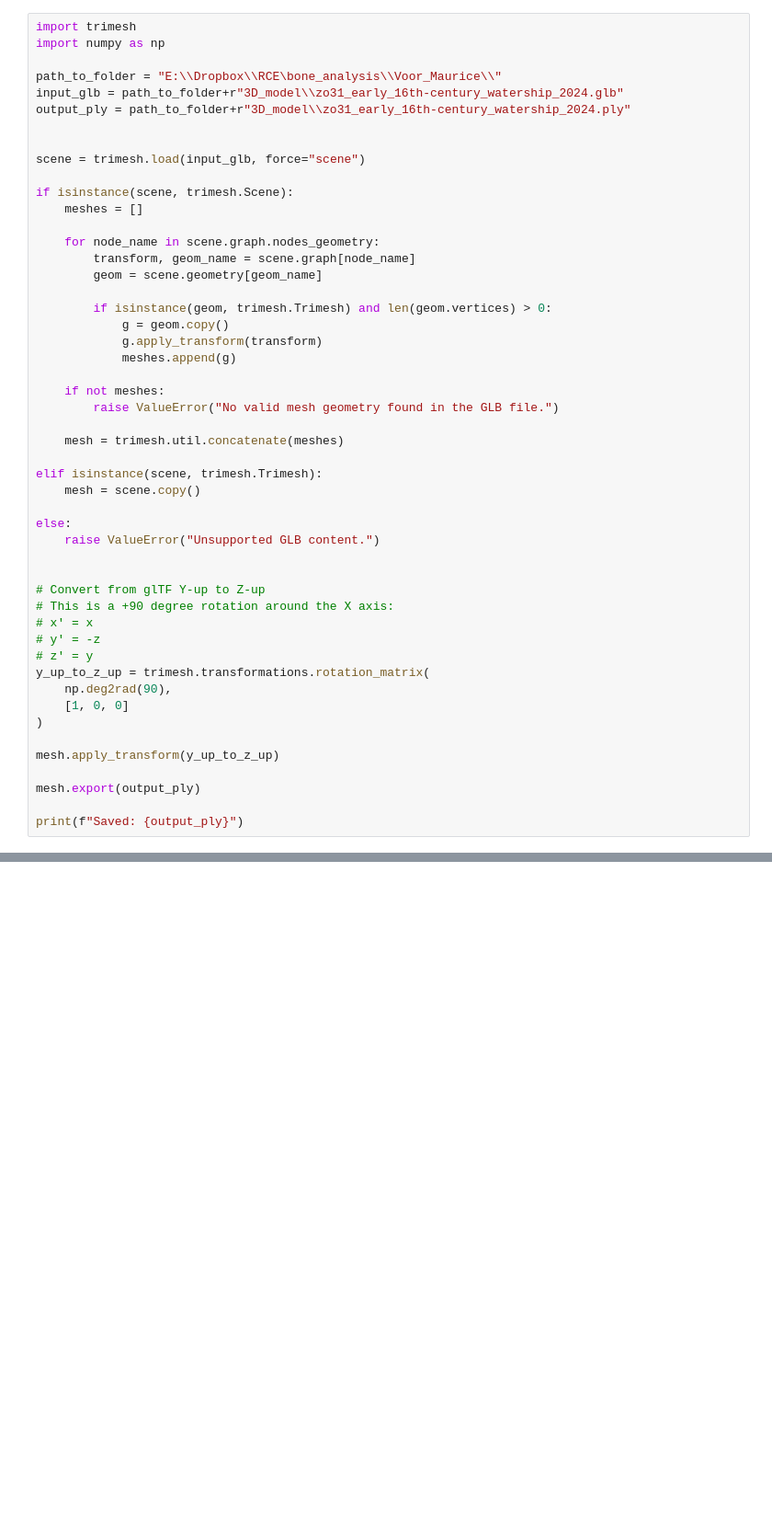
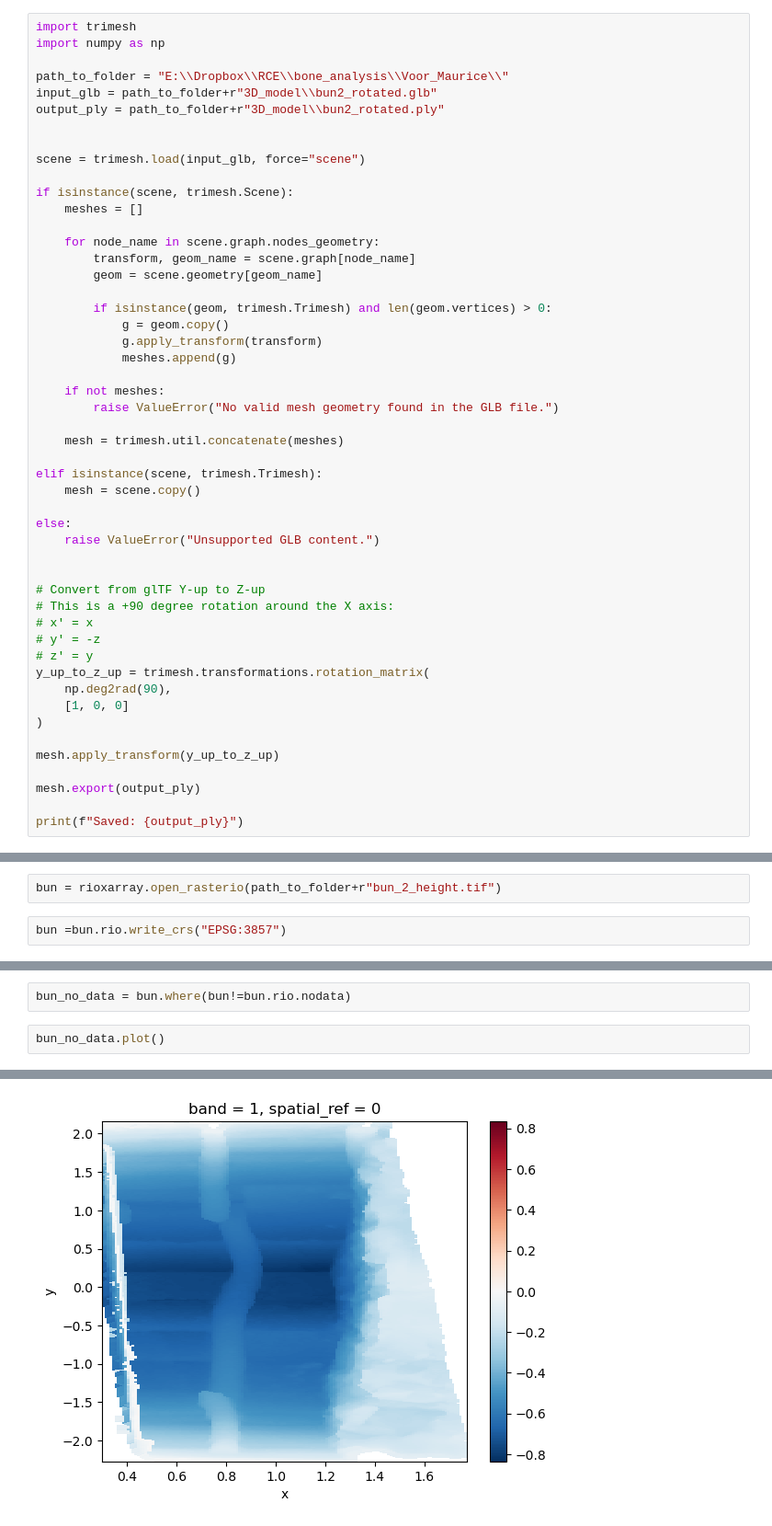
Before and after one commit to Morrizzzzz/RCE_GIS_Academy, a Jupyter notebook: 3d_ship/notebooks/convert3d.ipynb, the cells around one changed output, grey strips where cells are left out. Shown at 92% size. Cells and saved outputs as stored; diff of their text form; blank space fills up the shorter version.

```diff
--- a/3d_ship/notebooks/convert3d.ipynb
+++ b/3d_ship/notebooks/convert3d.ipynb
@@ -2,9 +2,9 @@
 import trimesh
 import numpy as np
 
-path_to_folder = "E:\\Dropbox\\RCE\bone_analysis\\Voor_Maurice\\"
-input_glb = path_to_folder+r"3D_model\\zo31_early_16th-century_watership_2024.glb"
-output_ply = path_to_folder+r"3D_model\\zo31_early_16th-century_watership_2024.ply"
+path_to_folder = "E:\\Dropbox\\RCE\\bone_analysis\\Voor_Maurice\\"
+input_glb = path_to_folder+r"3D_model\\bun2_rotated.glb"
+output_ply = path_to_folder+r"3D_model\\bun2_rotated.ply"
 
 
 scene = trimesh.load(input_glb, force="scene")
@@ -286,0 +304,4 @@ ply_to_tif(
+# %%
+bun = rioxarray.open_rasterio(path_to_folder+r"bun_2_height.tif")
+# %%
+bun =bun.rio.write_crs("EPSG:3857")
@@ -286,0 +343,5 @@ ply_to_tif(
+# %%
+bun_no_data = bun.where(bun!=bun.rio.nodata)
+# %%
+bun_no_data.plot()
+# %% [output]
@@ -286,0 +349 @@ ply_to_tif(
+[figure, added]
```
Also changed, not shown: parts of 17 cells of this notebook.
